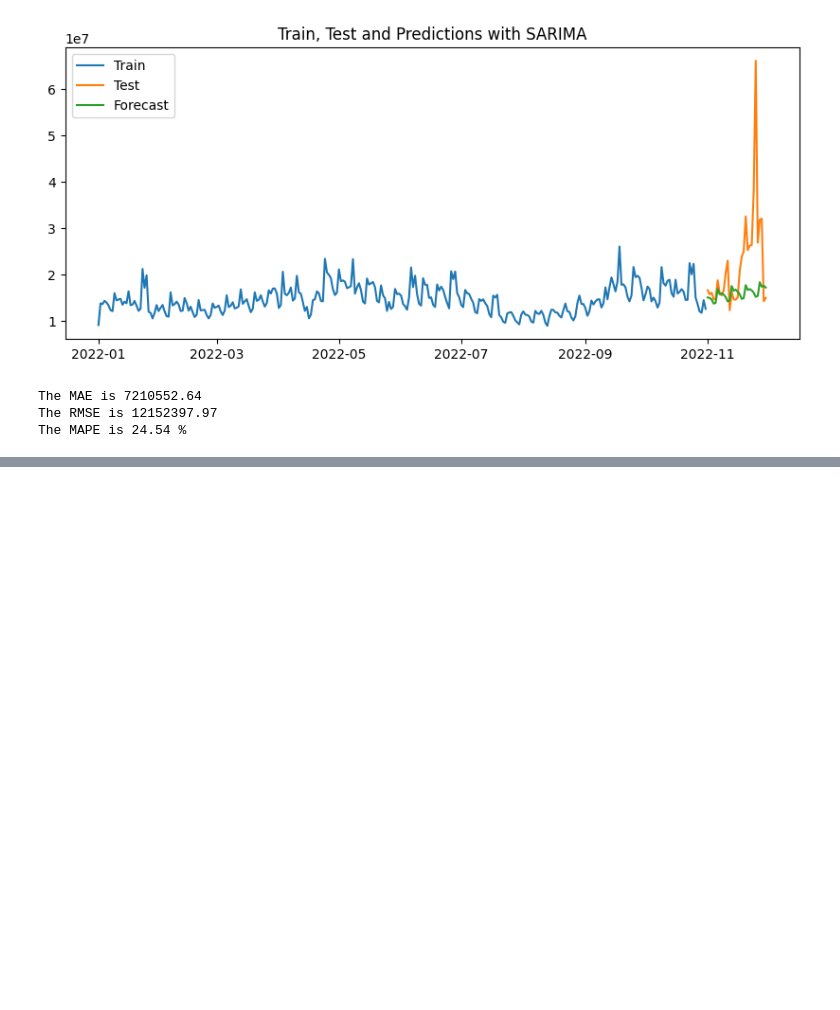
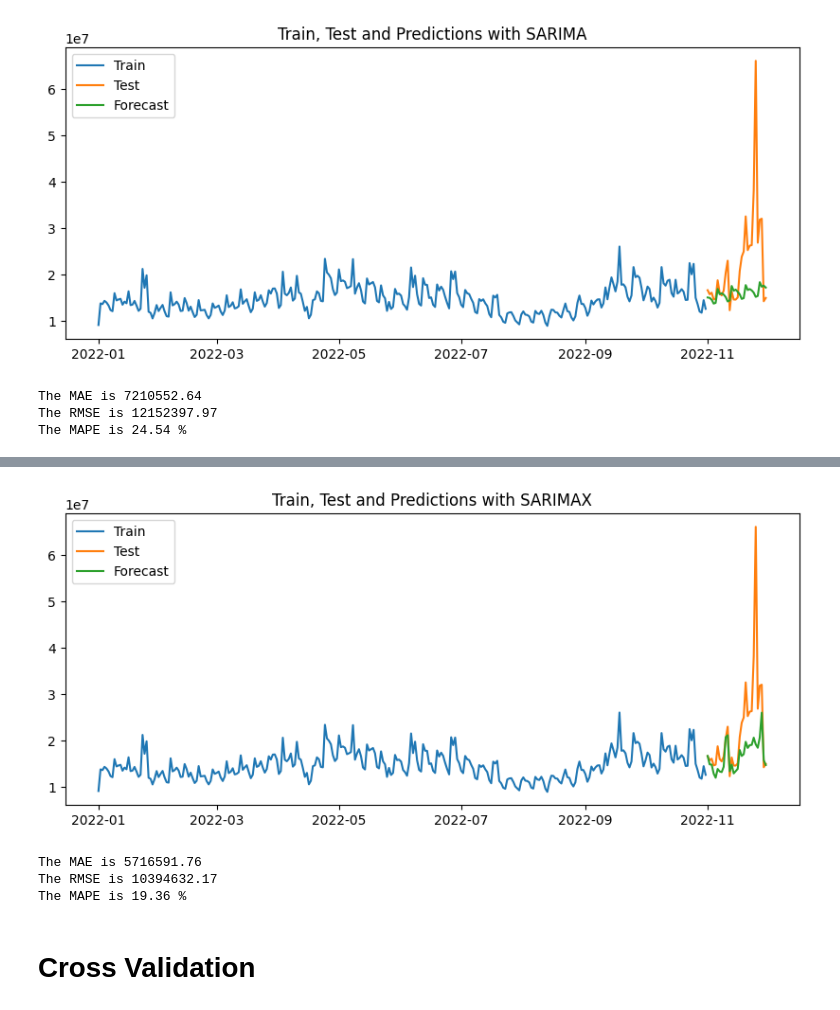
Before and after one commit to ROARMarketingConcepts/Times-Series-Analysis-with-Python, a Jupyter notebook: Time Series Analysis/ARIMA, SARIMA and SARIMAX/ARIMA_SARIMA_SARIMAX_Modeling.ipynb, the cells around one changed output, grey strips where cells are left out. Drawn from its saved outputs; the diff is of its cells as text; code cells hidden in the pictures; blank space fills up the shorter version.

```diff
--- a/Time Series Analysis/ARIMA, SARIMA and SARIMAX/ARIMA_SARIMA_SARIMAX_Modeling.ipynb
+++ b/Time Series Analysis/ARIMA, SARIMA and SARIMAX/ARIMA_SARIMA_SARIMAX_Modeling.ipynb
@@ -368,0 +383,3 @@ The MAPE is 24.54 %
+# %%
+train_exog, test_exog = df.iloc[:-test_days,1:3], df.iloc[-test_days:,1:3]
+train_exog.tail()
@@ -368,0 +404,6 @@ The MAPE is 24.54 %
+# %%
+model_sarimax = auto_arima(train,
+                            m=7,
+                            X=train_exog,
+                            suppress_warnings=True)
+model_sarimax.summary()
@@ -368,0 +439,4 @@ The MAPE is 24.54 %
+# %%
+predictions_sarimax = model_sarimax.predict(n_periods=test_days,
+                                    X=test_exog)
+predictions_sarimax
@@ -368,0 +462,9 @@ The MAPE is 24.54 %
+# %%
+model_assessment(train.loc['2022'], test, predictions_sarimax, "SARIMAX")
+# %% [output]
+[figure, added]
+The MAE is 5716591.76
+The RMSE is 10394632.17
+The MAPE is 19.36 %
+# %% [markdown]
+# Cross Validation
```
Also changed, not shown: parts of 38 cells of this notebook, 2 other files.
